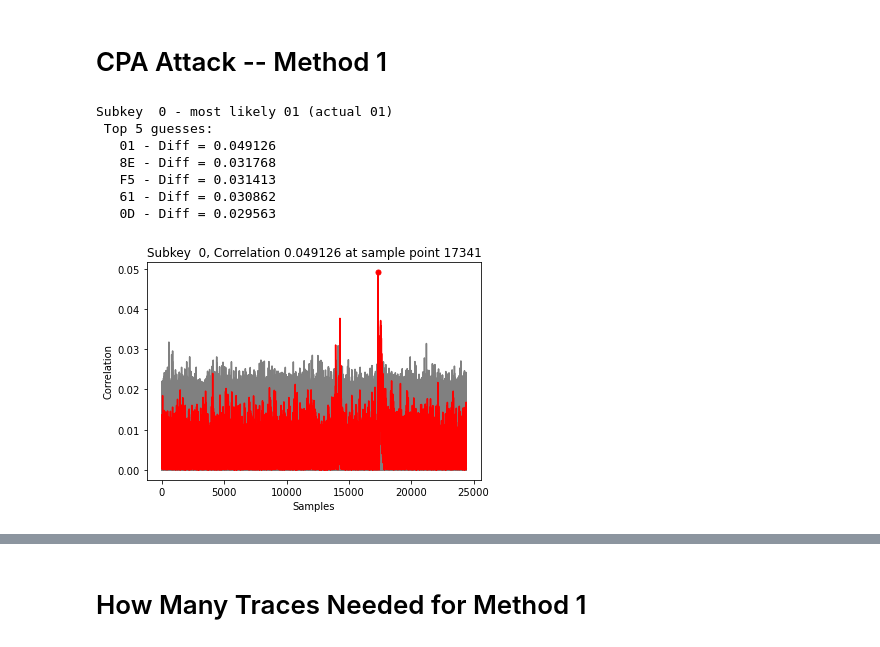
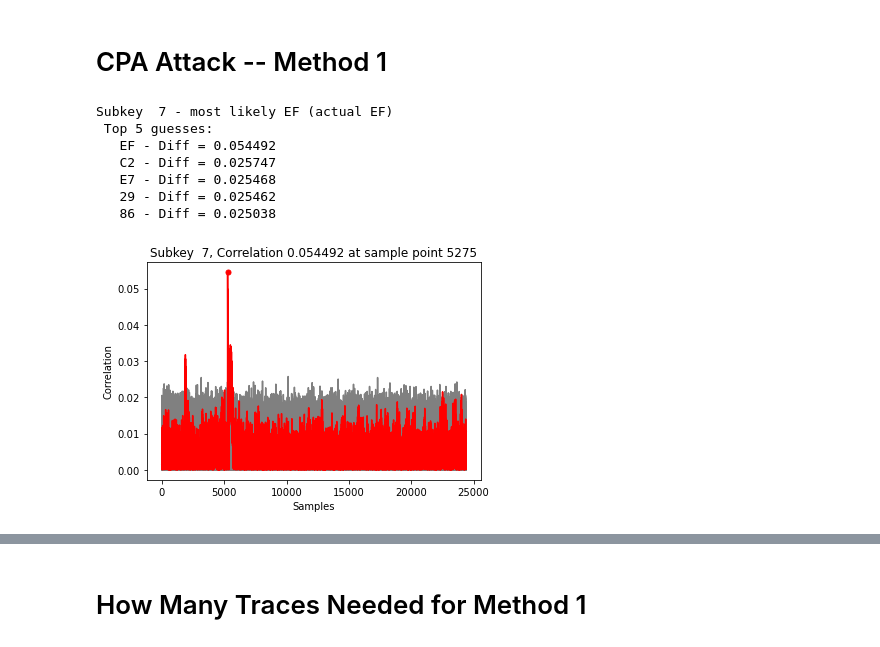
Before and after one commit to Secure-Embedded-Systems/attack-fame-pico, a Jupyter notebook: PICO/cw-swaes/chipwhisperer_cpa_HW_template.ipynb, the cells around one changed output, grey strips where cells are left out. Cells and saved outputs as stored; diff of their text form; code cells hidden in the pictures.

```diff
--- a/PICO/cw-swaes/chipwhisperer_cpa_HW_template.ipynb
+++ b/PICO/cw-swaes/chipwhisperer_cpa_HW_template.ipynb
@@ -34,0 +29,4 @@ print(key)
+# %%
+with open('pico_swaes_testvectors.txt') as f:
+    key = f.readline()[66:]
+print(key)
@@ -92,0 +60,12 @@ print(len(trace_enc[0]))
+# %%
+import glob
+import numpy as np
+trace_array_y = []
+path = "measured_traces_146400/traces*.bin"
+i = 0
+for filename in sorted(glob.glob(path, recursive=True),key = lambda x: x[-10:]):
+    print(filename)
+    trace = np.fromfile(filename, dtype=np.float64)
+    trace_array_y.append(trace)
+print(len(trace_array_y))
+print(len(trace_array_y[0]))
@@ -94,10 +91,6 @@ print(len(trace_enc[0]))
 # Power plot
 # %%
 import matplotlib.pyplot as plt
-for i in range (1):
-    plt.plot(trace_enc[i])
-plt.title('SWAES PICO CW Power Traces Plot')
-plt.xlabel('Samples')
-plt.ylabel('Power')
-plt.savefig('1.jpg',dpi=100) # save jpg/png
+plt.plot(trace_array_y[0])
+#plt.savefig('1.jpg',dpi=100) # save jpg/png
 # %% [output]
@@ -106,5 +99,5 @@ Text(0, 0.5, 'Power')
 # %%
-trace_array_y = np.array(trace_enc)
+trace_array_y = np.array(trace_array_y)
 print(len(pt_array))
 print(len(trace_array_y))
 print(len(trace_array_y[0]))
@@ -148,7 +141,11 @@ full_cpa_list = []
 
 known_key = key_array
 
-for bnum in trange(0, 16):
+value = 0
+
+#for bnum in trange(0, 16):
+for bnum in range (7,8):
+
     cpaoutput = [0] * 256
     maxcpa = [0] * 256
     for kguess in trange(0, 256):
@@ -179,45 +176,45 @@ for bnum in trange(0, 16):
             sumnum = sumnum + (hdiff * tdiff)
             sumden1 = sumden1 + hdiff * hdiff
             sumden2 = sumden2 + tdiff * tdiff
 
         cpaoutput[kguess] = sumnum / np.sqrt(sumden1 * sumden2)
         maxcpa[kguess] = max(abs(cpaoutput[kguess]))
 
     full_cpa_list.append(cpaoutput)
-    np.array(full_cpa_list[bnum]).tofile("cpa_byte%2d.bin" %(bnum))
+    np.array(full_cpa_list[bnum-7]).tofile("cpa_byte%2d.bin" %(bnum))
     sorted_args = np.argsort(maxcpa)[::-1]
     key_guess.append(sorted_args[0])
-    print("Subkey %2d - most likely %02X (actual %02X)"%(bnum, key_guess[bnum], known_key[bnum]))
+    print("Subkey %2d - most likely %02X (actual %02X)"%(bnum, key_guess[bnum-7], known_key[bnum]))
     print(" Top 5 guesses: ")
     for i in range(0, 5):
         g = sorted_args[i]
         print("   %02X - Diff = %f"%(g, maxcpa[g]))
     print("\n")
 
     plt.figure()
     for guess in range(0, 256):
         if (guess == known_key[bnum]):
-            plt.plot(abs(full_cpa_list[bnum][guess]),color="red",linewidth=1.5, linestyle='-',zorder=255)
+            plt.plot(abs(full_cpa_list[bnum-7][guess]),color="red",linewidth=1.5, linestyle='-',zorder=255)
         else:
-            plt.plot(abs(full_cpa_list[bnum][guess]),color="grey")
+            plt.plot(abs(full_cpa_list[bnum-7][guess]),color="grey")
 
-    corr = abs(full_cpa_list[bnum][known_key[bnum]])
+    corr = abs(full_cpa_list[bnum-7][known_key[bnum]])
     xmax = np.argmax(corr)
     ymax = corr.max()
     plt.plot([xmax],[ymax],marker='.', markersize=10, color="red",zorder=255)
     plt.title('Subkey %2d, Correlation %2f at sample point %d' %(bnum,ymax,xmax))
     plt.xlabel('Samples')
     plt.ylabel('Correlation')
     plt.show()
 # %% [output]
-Subkey  0 - most likely 01 (actual 01)
+Subkey  7 - most likely EF (actual EF)
  Top 5 guesses:
-   01 - Diff = 0.049126
-   8E - Diff = 0.031768
-   F5 - Diff = 0.031413
-   61 - Diff = 0.030862
-   0D - Diff = 0.029563
+   EF - Diff = 0.054492
+   C2 - Diff = 0.025747
+   E7 - Diff = 0.025468
+   29 - Diff = 0.025462
+   86 - Diff = 0.025038
-[figure, old version]
+[figure, new version]
 # %%
 import pylab
 plt.figure()
```
Also changed, not shown: parts of 19 cells of this notebook, 1 other file.
